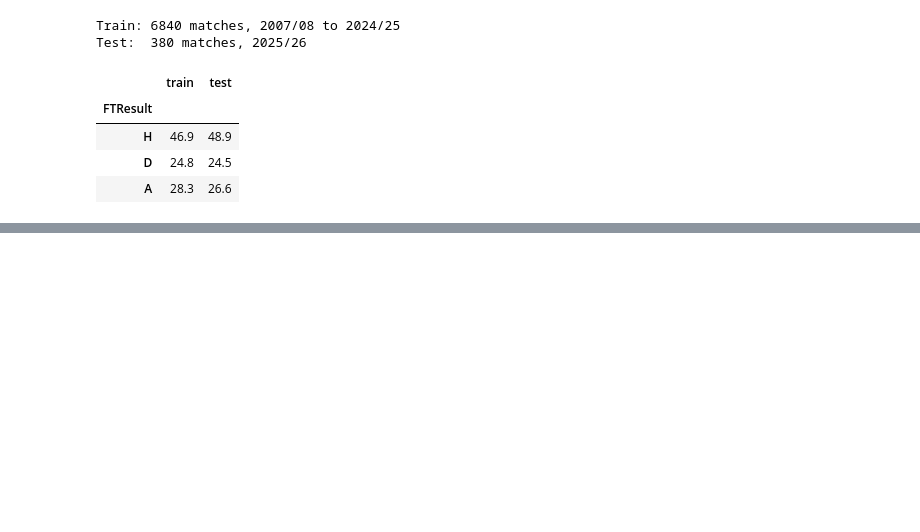
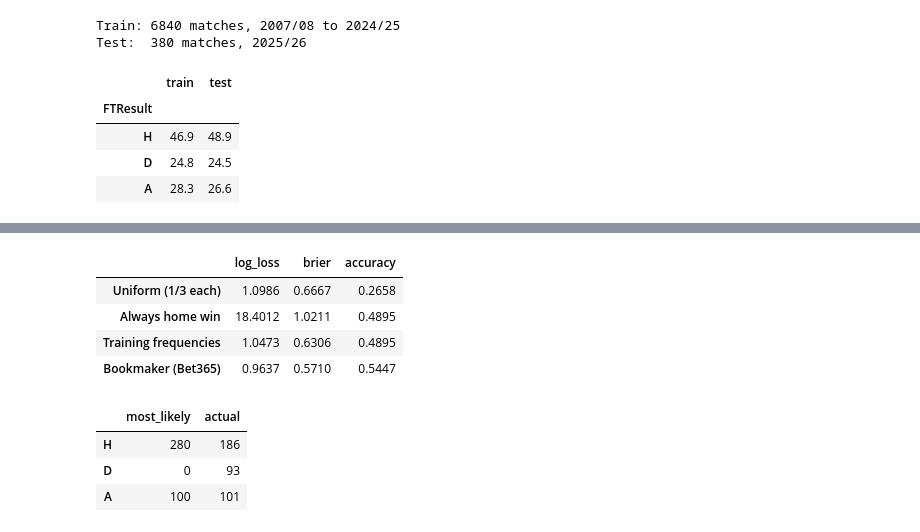
Before and after one commit to idoberk/laliga-match-prediction, a Jupyter notebook: notebooks/laliga_match_prediction.ipynb, the cells around one changed output, grey strips where cells are left out. Drawn from its saved outputs; the diff is of its cells as text; code cells hidden in the pictures; blank space fills up the shorter version.

```diff
--- a/notebooks/laliga_match_prediction.ipynb
+++ b/notebooks/laliga_match_prediction.ipynb
@@ -1432,0 +1472,44 @@ Test:  380 matches, 2025/26
+# %%
+train_frequencies = train_matches["FTResult"].value_counts(normalize=True)
+
+# Each baseline: One row of H/D/A probabilities per test match. A dict of scalars with an index repeats the same values on every row
+baselines = {
+    "Uniform (1/3 each)": pd.DataFrame(
+        {"H": 1 / 3, "D": 1 / 3, "A": 1 / 3}, index=test_matches.index
+    ),
+    "Always home win": pd.DataFrame(
+        {"H": 1.0, "D": 0.0, "A": 0.0}, index=test_matches.index
+    ),
+    "Training frequencies": pd.DataFrame(
+        train_frequencies.to_dict(), index=test_matches.index
+    ),
+    "Bookmaker (Bet365)": bookmaker_test,
+}
+
+baseline_scores = pd.DataFrame(
+    {
+        name: score_probabilities(test_matches["FTResult"], probabilities)
+        for name, probabilities in baselines.items()
+    }
+).T
+
+baseline_scores.round(4)
+# %% [output]
+|  | log_loss | brier | accuracy |
+| Uniform (1/3 each) | 1.0986 | 0.6667 | 0.2658 |
+| Always home win | 18.4012 | 1.0211 | 0.4895 |
+| Training frequencies | 1.0473 | 0.6306 | 0.4895 |
+| Bookmaker (Bet365) | 0.9637 | 0.5710 | 0.5447 |
+# %%
+# How often is each result the bookmaker's most likely one, vs how often it happened?
+pd.DataFrame(
+    {
+        "most_likely": bookmaker_test.idxmax(axis=1).value_counts(),
+        "actual": test_matches["FTResult"].value_counts(),
+    }
+).reindex(RESULT_ORDER).fillna(0).astype(int)
+# %% [output]
+|  | most_likely | actual |
+| H | 280 | 186 |
+| D | 0 | 93 |
+| A | 100 | 101 |
```
Also changed, not shown: parts of 4 cells of this notebook, 2 other files.
